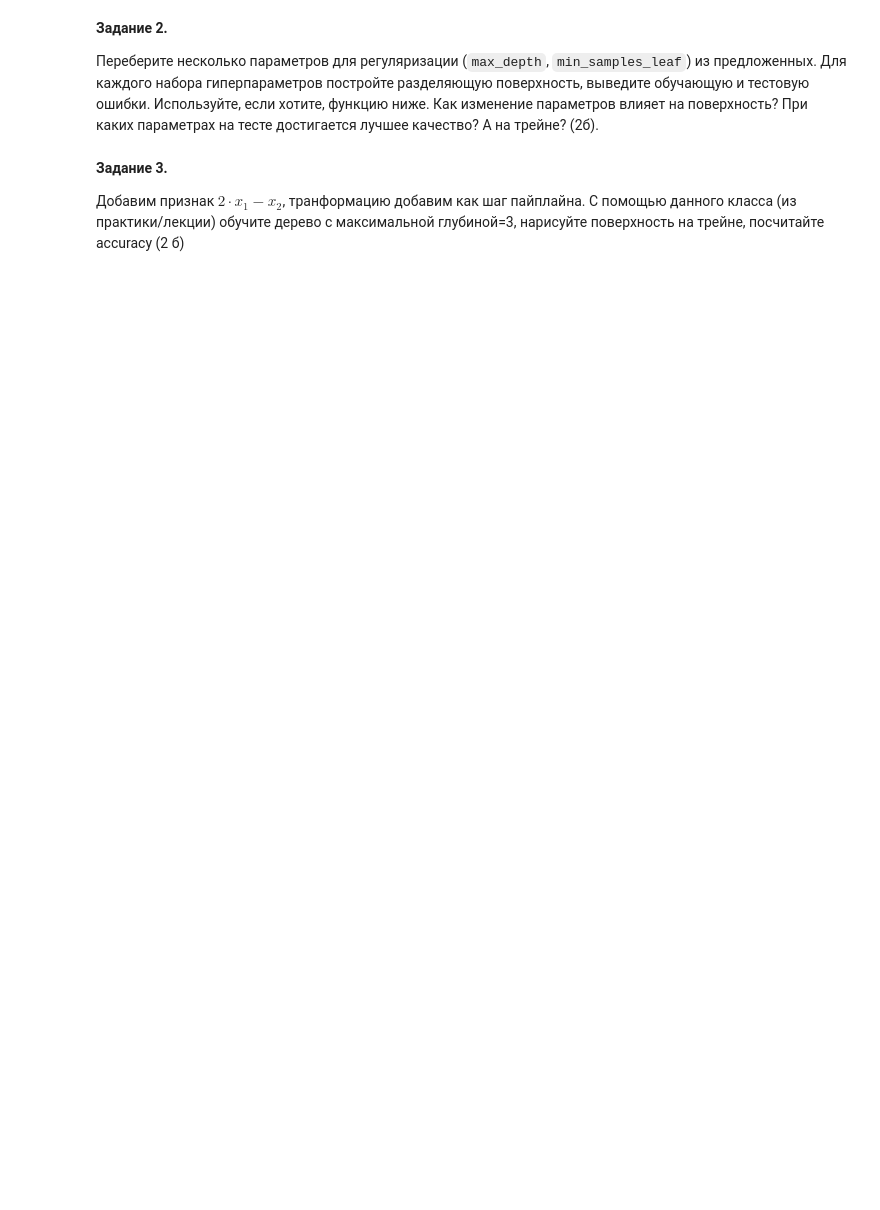
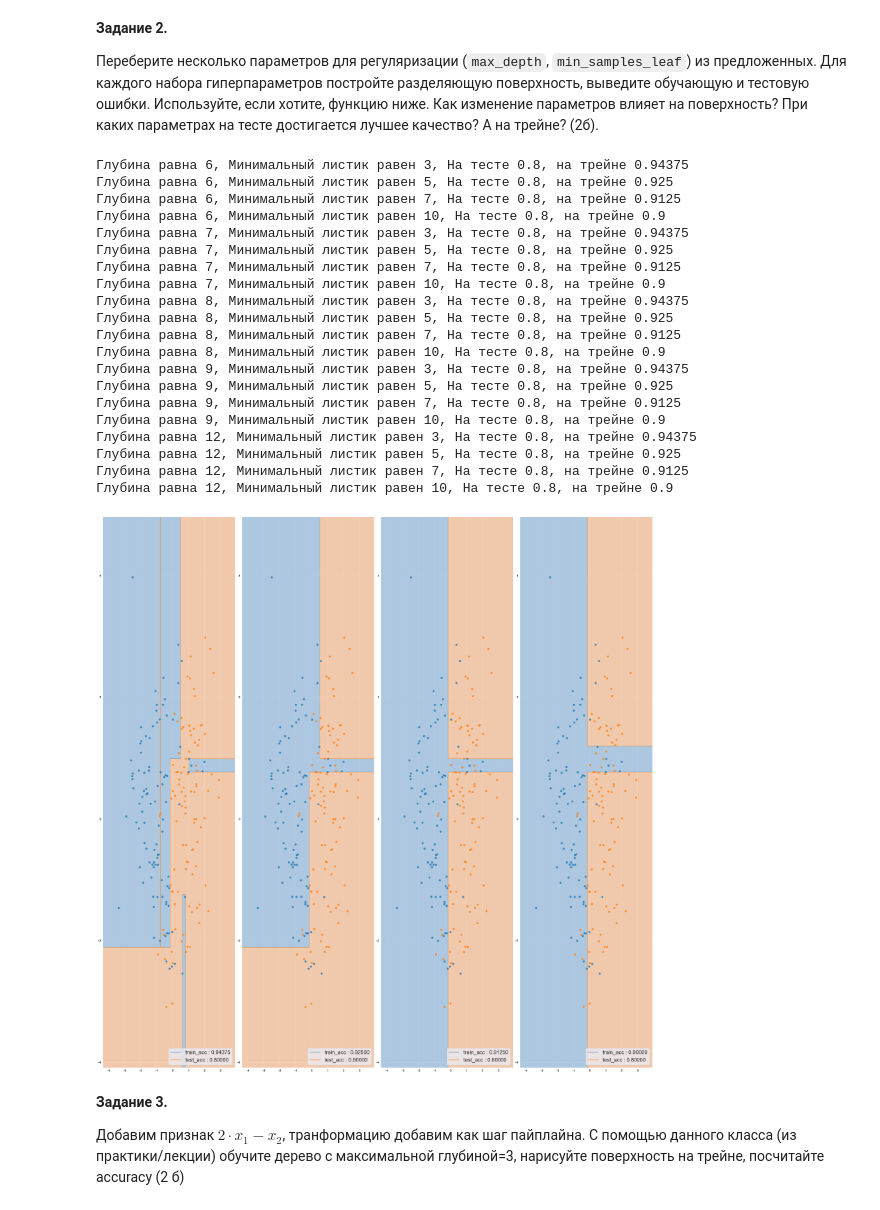
Before and after one commit to Dmitrysw/ML, a Jupyter notebook: lesson_17/HW_17.ipynb, the cells around one changed output. Drawn from its saved outputs; the diff is of its cells as text; code cells hidden in the pictures; blank space fills up the shorter version.

```diff
--- a/lesson_17/HW_17.ipynb
+++ b/lesson_17/HW_17.ipynb
@@ -106,14 +106,43 @@ min_samples_leaf_set = [3, 5, 7, 10]
 X_train, X_test, y_train, y_test = train_test_split(X, y,
                                                     test_size=0.2,
                                                     random_state = 42)
-# %%
-for depth in  max_depth_set:
-    for sample in min_samples_leaf_set:
-        model = DecisionTreeClassifier()
-        model.fit(X_train, y_train)
-
-        print(accuracy_score(model.predict(X_train), y_train))
-        print(accuracy_score(model.predict(X_test), y_test))
+# %%
+f = plt.figure()
+for depth in  max_depth_set:
+
+    f.set_size_inches(30, 30)
+    i = 1
+    for sample in min_samples_leaf_set:
+        model_tree = DecisionTreeClassifier(max_depth=depth, min_samples_leaf=sample)
+        model_tree.fit(X_train, y_train)
+        train_acc = accuracy_score(y_train, model_tree.predict(X_train))
+        test_acc = accuracy_score(y_test, model_tree.predict(X_test))
+        ax = f.add_subplot(1, len(min_samples_leaf_set), i)
+        i +=1
+        print(f"Глубина равна {depth}, Минимальный листик равен {sample}, На тесте {test_acc}, на трейне {train_acc}")
+        plot_surface_axes(model_tree, X, y, ax, train_acc, test_acc)
+# %% [output]
+Глубина равна 6, Минимальный листик равен 3, На тесте 0.8, на трейне 0.94375
+Глубина равна 6, Минимальный листик равен 5, На тесте 0.8, на трейне 0.925
+Глубина равна 6, Минимальный листик равен 7, На тесте 0.8, на трейне 0.9125
+Глубина равна 6, Минимальный листик равен 10, На тесте 0.8, на трейне 0.9
+Глубина равна 7, Минимальный листик равен 3, На тесте 0.8, на трейне 0.94375
+Глубина равна 7, Минимальный листик равен 5, На тесте 0.8, на трейне 0.925
+Глубина равна 7, Минимальный листик равен 7, На тесте 0.8, на трейне 0.9125
+Глубина равна 7, Минимальный листик равен 10, На тесте 0.8, на трейне 0.9
+Глубина равна 8, Минимальный листик равен 3, На тесте 0.8, на трейне 0.94375
+Глубина равна 8, Минимальный листик равен 5, На тесте 0.8, на трейне 0.925
+Глубина равна 8, Минимальный листик равен 7, На тесте 0.8, на трейне 0.9125
+Глубина равна 8, Минимальный листик равен 10, На тесте 0.8, на трейне 0.9
+Глубина равна 9, Минимальный листик равен 3, На тесте 0.8, на трейне 0.94375
+Глубина равна 9, Минимальный листик равен 5, На тесте 0.8, на трейне 0.925
+Глубина равна 9, Минимальный листик равен 7, На тесте 0.8, на трейне 0.9125
+Глубина равна 9, Минимальный листик равен 10, На тесте 0.8, на трейне 0.9
+Глубина равна 12, Минимальный листик равен 3, На тесте 0.8, на трейне 0.94375
+Глубина равна 12, Минимальный листик равен 5, На тесте 0.8, на трейне 0.925
+Глубина равна 12, Минимальный листик равен 7, На тесте 0.8, на трейне 0.9125
+Глубина равна 12, Минимальный листик равен 10, На тесте 0.8, на трейне 0.9
+[figure, added]
 # %% [markdown]
 __Задание 3.__
 
```
Also changed, not shown: parts of 6 cells of this notebook, 5 other files.
